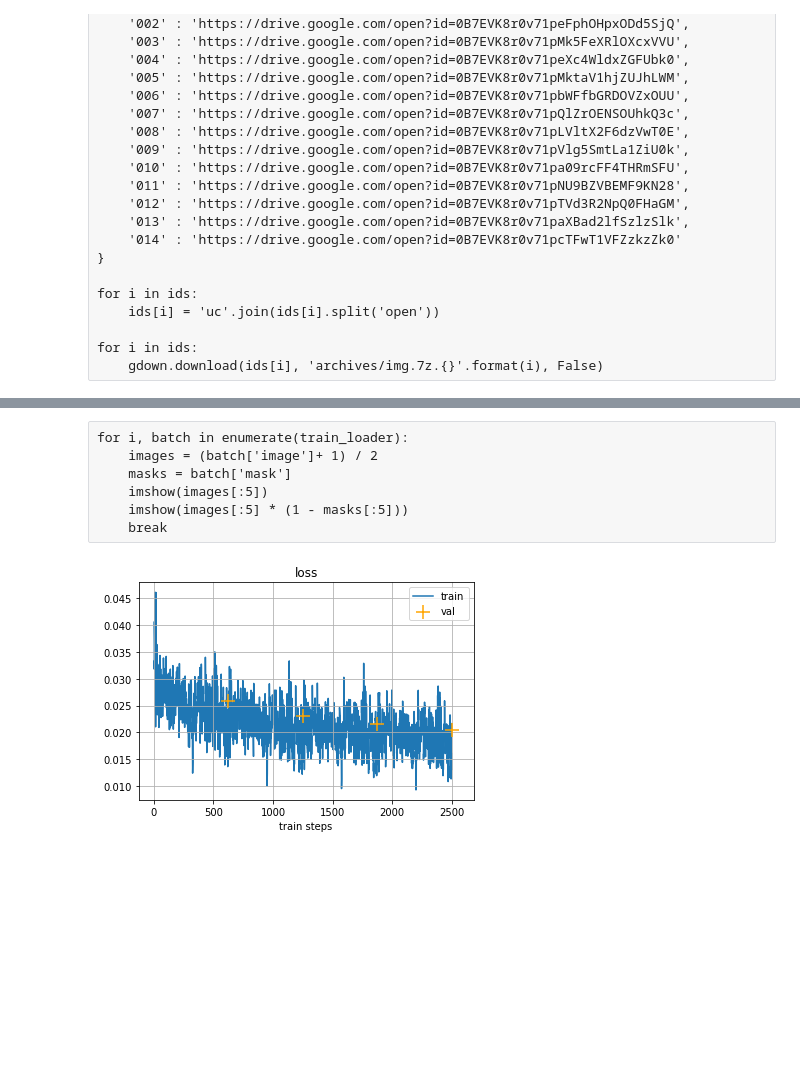
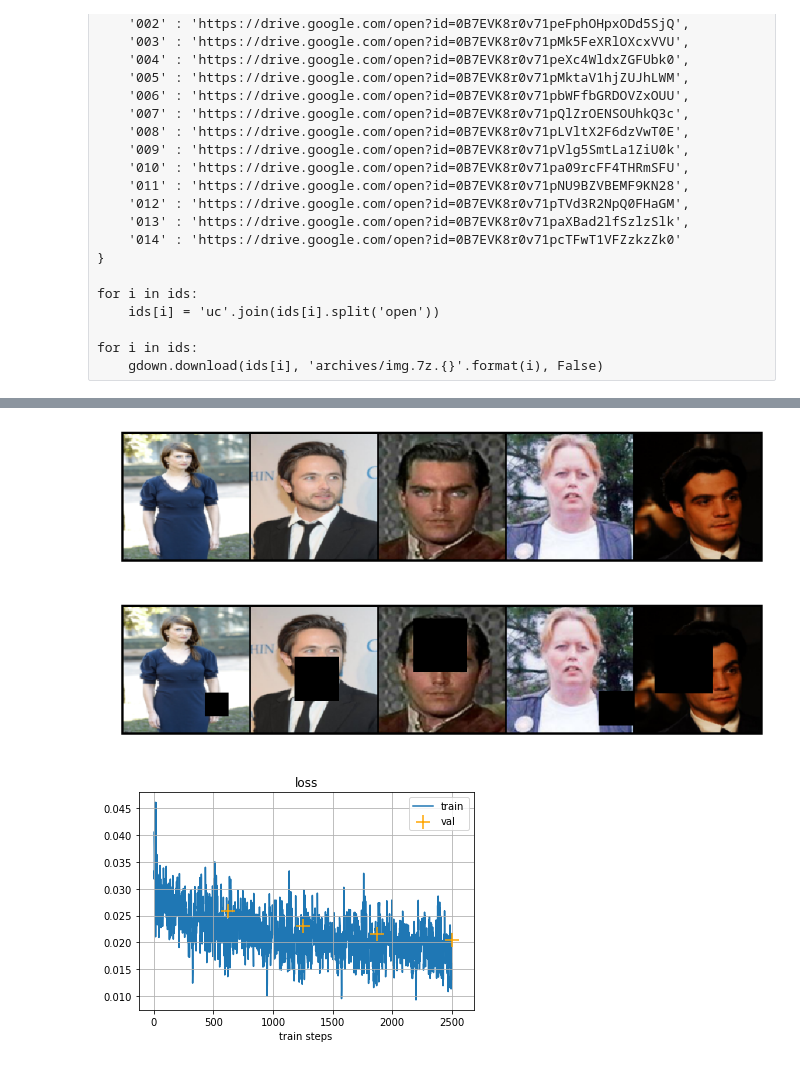
Before and after one commit to nuged/DL_project, a Jupyter notebook: Nugamanov_GMCNN.ipynb, the cells around one changed output, grey strips where cells are left out. Cells and saved outputs as stored; diff of their text form; code cells hidden in the pictures; blank space fills up the shorter version.

```diff
--- a/Nugamanov_GMCNN.ipynb
+++ b/Nugamanov_GMCNN.ipynb
@@ -122,10 +122,13 @@ test_loader = DataLoader(test_dataset, batch_size=BATCH_SIZE,
-# %% [raw]
-for i, batch in enumerate(train_loader):
-    images = (batch['image']+ 1) / 2
-    masks = batch['mask']
-    imshow(images[:5])
-    imshow(images[:5] * (1 - masks[:5]))
-    break
+# %%
+for i, batch in enumerate(train_loader):
+    images = (batch['image']+ 1) / 2
+    masks = batch['mask']
+    imshow(images[:5])
+    imshow(images[:5] * (1 - masks[:5]))
+    break
+# %% [output]
+[figure, added]
+[figure, added]
 # %%
 class Identity(nn.Module):
     def __init__(self):
```
Also changed, not shown: parts of 11 cells of this notebook, 3 other files.
